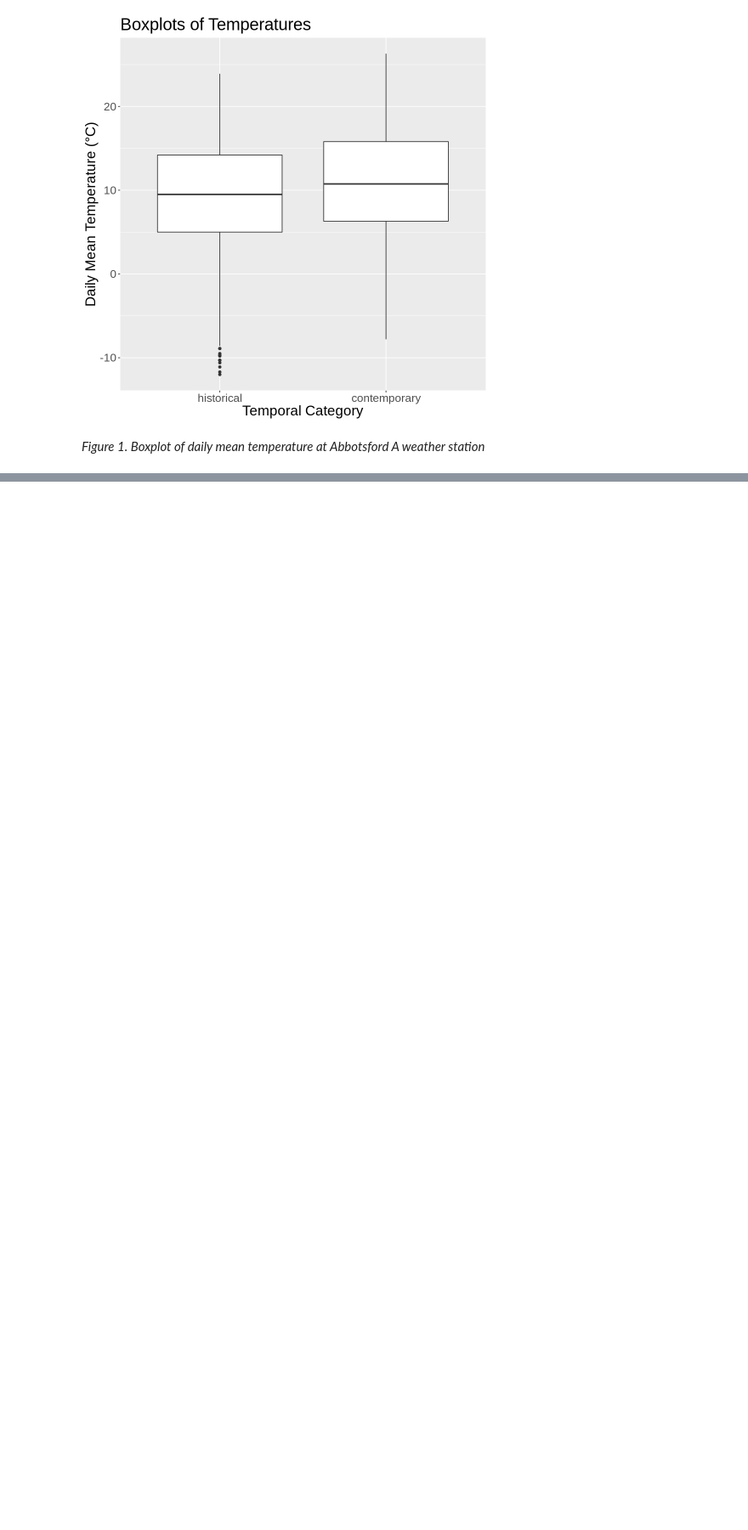
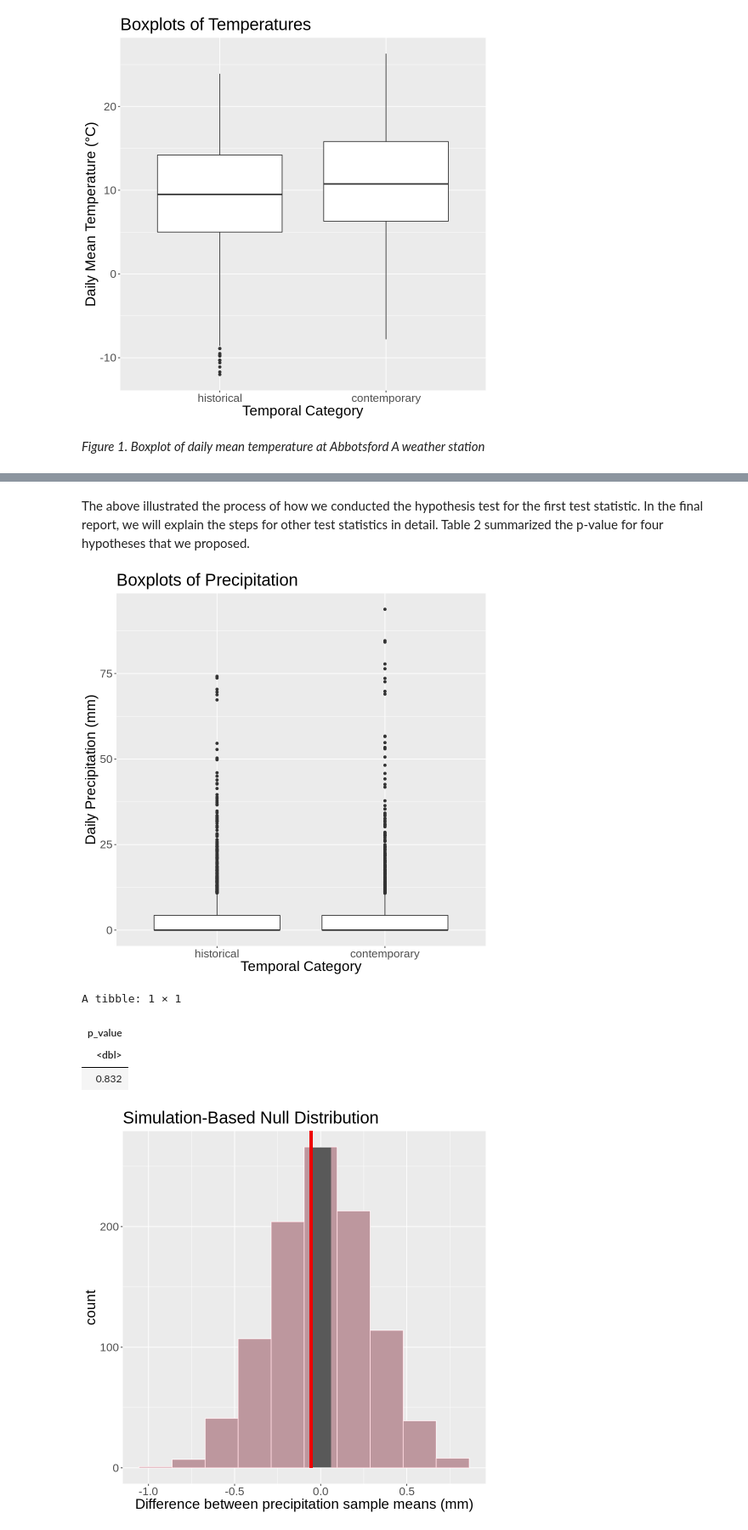
Before and after one commit to yxing6/STAT201-GroupProject-Climate, a Jupyter notebook: STAT201-Group17-ProjectProposal.ipynb, the cells around one changed output, grey strips where cells are left out. Shown at 85% size. Saved outputs shown, nothing was run; the diff lists cells and outputs as text; code cells hidden in the pictures; blank space fills up the shorter version.

```diff
--- a/STAT201-Group17-ProjectProposal.ipynb
+++ b/STAT201-Group17-ProjectProposal.ipynb
@@ -205,0 +191,44 @@ A infer: 1000 × 2
+# %% [markdown]
+The above illustrated the process of how we conducted the hypothesis test for the first test statistic. In the final report, we will explain the steps for other test statistics in detail. Table 2 summarized the p-value for four hypotheses that we proposed.
+# %%
+set.seed(100)
+
+station_precip <- climate_sample %>%
+    filter(!is.na(Total_Precip)) %>%
+    select(Category, Total_Precip)
+
+precip_boxplots <- station_precip %>%
+    ggplot(aes(x = Category, y = Total_Precip)) +
+    geom_boxplot() +
+    labs(x = "Temporal Category", y = "Daily Precipitation (mm)") +
+    ggtitle("Boxplots of Precipitation") +
+    theme(text = element_text(size = 20))
+precip_boxplots
+
+obs_diff_in_precip <- station_precip %>%
+    specify(formula = Total_Precip ~ Category) %>%
+    calculate(stat = "diff in means", order = c("contemporary", "historical"))
+
+null_diff_in_precip <- station_precip %>%
+    specify(formula = Total_Precip ~ Category) %>%
+    hypothesize(null = "independence") %>%
+    generate(reps = 1000, type = "permute") %>%
+    calculate(stat = "diff in means", order = c("contemporary", "historical"))
+
+diff_in_precip_plot <- null_diff_in_precip %>%
+    visualize(bins = 10) +
+    shade_p_value(obs_stat = obs_diff_in_precip, direction = "both") +
+    xlab("Difference between precipitation sample means (mm)") +
+    theme(text = element_text(size = 20))
+diff_in_precip_plot
+
+p_value_precip <- null_diff_in_precip %>%
+    get_p_value(obs_stat = obs_diff_in_precip, direction = "both")
+p_value_precip
+# %% [output]
+[figure, added]
+A tibble: 1 × 1
+| p_value |
+| <dbl> |
+| 0.832 |
+[figure, added]
```
Also changed, not shown: parts of 18 cells of this notebook.
